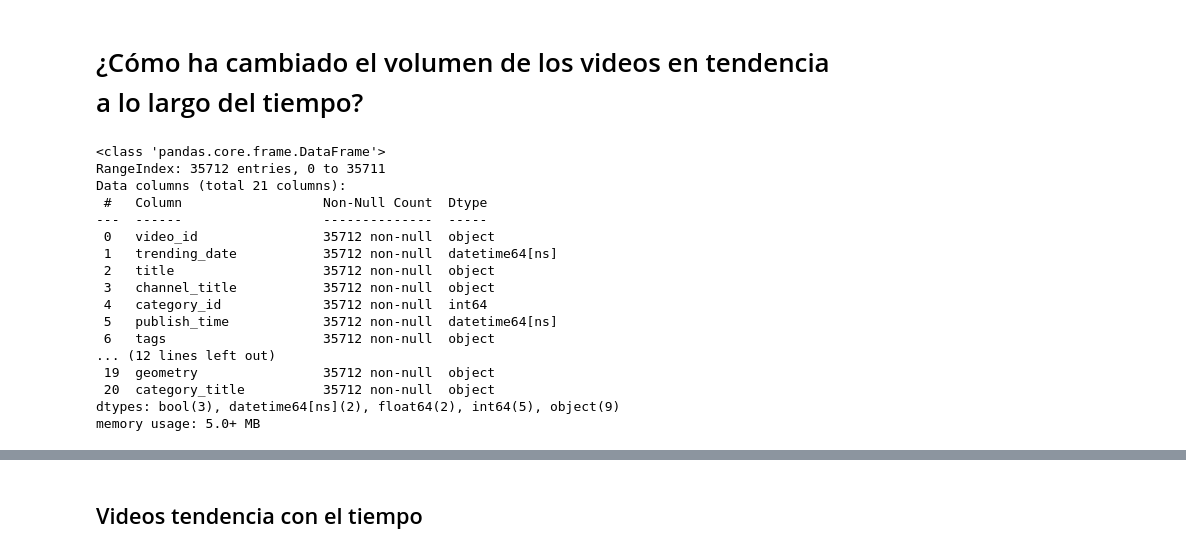
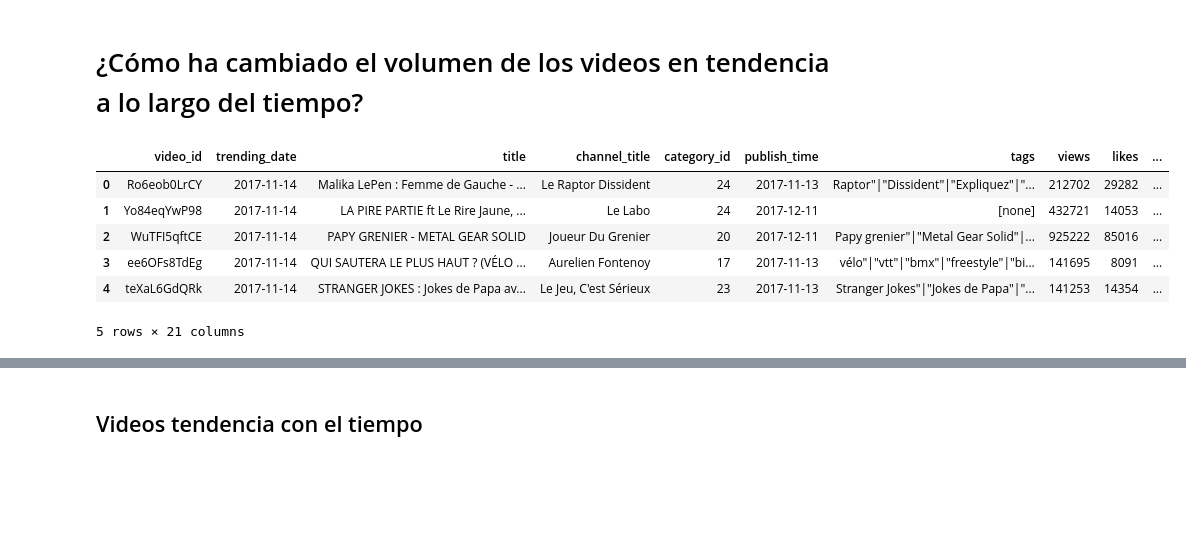
Before and after one commit to SebsPER/-EB-2021-1-CC51, a Jupyter notebook: code/Por_Tiempo_Transcurrido.ipynb, the cells around one changed output, grey strips where cells are left out. Drawn from its saved outputs; the diff is of its cells as text; code cells hidden in the pictures; blank space fills up the shorter version.

```diff
--- a/code/Por_Tiempo_Transcurrido.ipynb
+++ b/code/Por_Tiempo_Transcurrido.ipynb
@@ -15,25 +16,15 @@ Frvids['trending_date'] = pd.to_datetime(Frvids['trending_date'])
 Frvids['publish_time'] = pd.to_datetime(Frvids['publish_time'])
 #Frvids = Frvids.set_index(Frvids['trending_date'])
 # %%
-Frvids.info()
+Frvids.head()
 # %% [output]
+|  | video_id | trending_date | title | channel_title | category_id | publish_time | tags | views | likes | ... |
+| 0 | Ro6eob0LrCY | 2017-11-14 | Malika LePen : Femme de Gauche - ... | Le Raptor Dissident | 24 | 2017-11-13 | Raptor"|"Dissident"|"Expliquez"|"... | 212702 | 29282 | ... |
+| 1 | Yo84eqYwP98 | 2017-11-14 | LA PIRE PARTIE ft Le Rire Jaune, ... | Le Labo | 24 | 2017-12-11 | [none] | 432721 | 14053 | ... |
+| 2 | WuTFI5qftCE | 2017-11-14 | PAPY GRENIER - METAL GEAR SOLID | Joueur Du Grenier | 20 | 2017-12-11 | Papy grenier"|"Metal Gear Solid"|... | 925222 | 85016 | ... |
+| 3 | ee6OFs8TdEg | 2017-11-14 | QUI SAUTERA LE PLUS HAUT ? (VÉLO ... | Aurelien Fontenoy | 17 | 2017-11-13 | vélo"|"vtt"|"bmx"|"freestyle"|"bi... | 141695 | 8091 | ... |
+| 4 | teXaL6GdQRk | 2017-11-14 | STRANGER JOKES : Jokes de Papa av... | Le Jeu, C'est Sérieux | 23 | 2017-11-13 | Stranger Jokes"|"Jokes de Papa"|"... | 141253 | 14354 | ... |
-<class 'pandas.core.frame.DataFrame'>
-RangeIndex: 35712 entries, 0 to 35711
-Data columns (total 21 columns):
- #   Column                  Non-Null Count  Dtype
----  ------                  --------------  -----
- 0   video_id                35712 non-null  object
- 1   trending_date           35712 non-null  datetime64[ns]
- 2   title                   35712 non-null  object
- 3   channel_title           35712 non-null  object
- 4   category_id             35712 non-null  int64
- 5   publish_time            35712 non-null  datetime64[ns]
- 6   tags                    35712 non-null  object
-... (12 lines left out)
- 19  geometry                35712 non-null  object
- 20  category_title          35712 non-null  object
-dtypes: bool(3), datetime64[ns](2), float64(2), int64(5), object(9)
-memory usage: 5.0+ MB
+5 rows × 21 columns
 # %%
 Frvids['trending_date'].value_counts()
 # %% [output]
```
Also changed, not shown: parts of 4 cells of this notebook, 2 other files.
